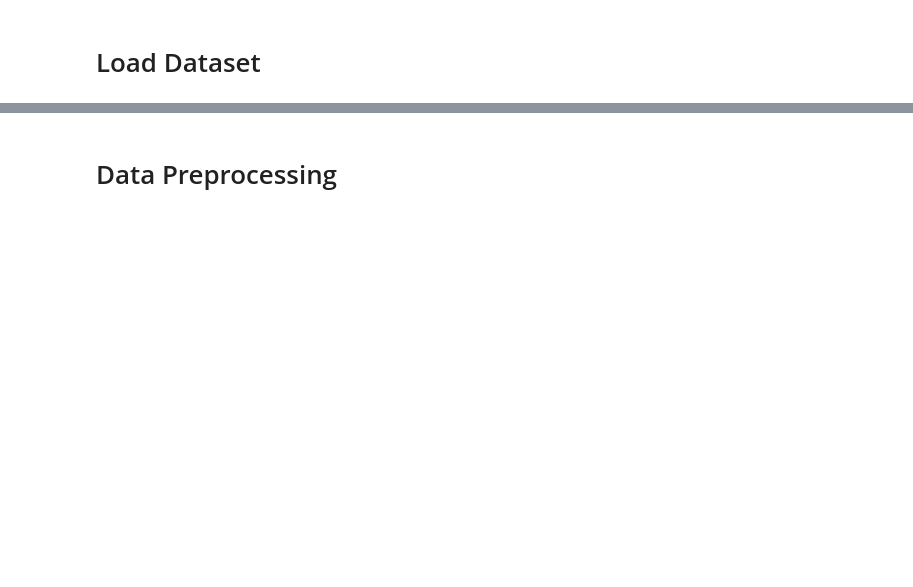
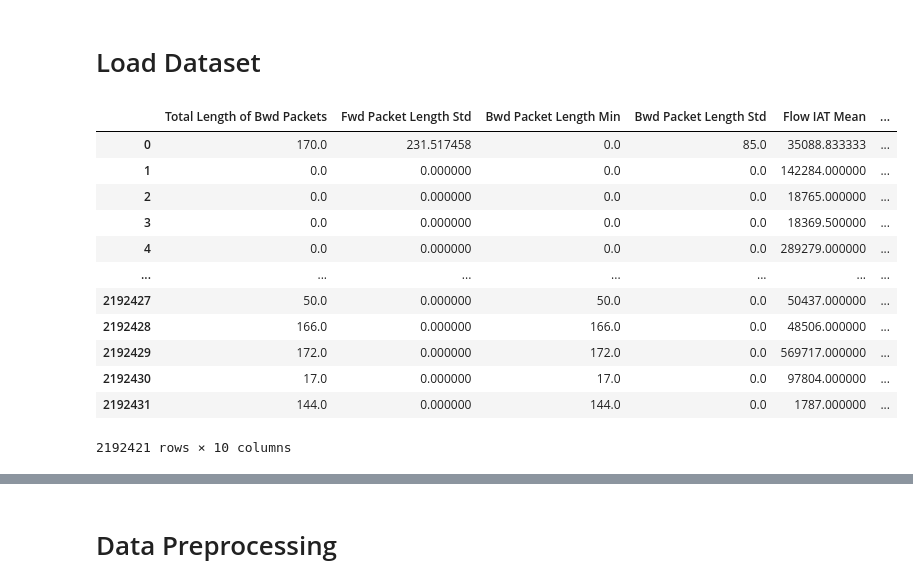
Before and after one commit to Alessandrostr95/progetto_machine_learning, a Jupyter notebook: progetto_ml_binary.ipynb, the cells around one changed output, grey strips where cells are left out. Saved outputs shown, nothing was run; the diff lists cells and outputs as text; code cells hidden in the pictures; blank space fills up the shorter version.

```diff
--- a/progetto_ml_binary.ipynb
+++ b/progetto_ml_binary.ipynb
@@ -9,32 +10,66 @@ from pathlib import Path
 # %%
-def load_data(directory, nrows=None):
+def tryconvert(x, to_type, default):
+  '''
+  Try convert `x` to a type specified by `to_type` function.
+  Returns `default` value if casting is not possibile
+  '''
+  try:
+    return to_type(x)
+  except:
+    return default
+
+def load_data(directory, nrows=None, usecols=None, converters=None, dtype=None):
 # Read each CSV file in dir "path/to/root_dir"
     dfs = []
     for file in Path(directory).glob('**/*.csv'):
-        dfs.append(pd.read_csv(file, nrows=nrows))
+        dfs.append(pd.read_csv(file, nrows=nrows, usecols=usecols, converters=converters, dtype=dtype))
     # Put the dataframes to a single dataframe
     df = pd.concat(dfs, ignore_index=True)
     return df
 
 benign_dir = os.path.join(os.getcwd(), 'dataset', 'Benign')
 malware_dir = os.path.join(os.getcwd(), 'dataset', 'Malware')
 
-benign_df = load_data(benign_dir, nrows=100)
-malware_df = load_data(malware_dir, nrows=100)
+usecols = [" Total Length of Bwd Packets", " Fwd Packet Length Std", " Bwd Packet Length Min", " Bwd Packet Length Std", " Flow IAT Mean", " Flow IAT Min", "Init_Win_bytes_forward", " Init_Win_bytes_backward", " min_seg_size_forward", " Label"]
+
+# Define column datatype when reading CSVs
+converters = dict(itertools.product(usecols, [lambda x: tryconvert(x, float, np.nan)]))
+converters[" Label"] = lambda x: x
+
+benign_df = load_data(benign_dir, nrows=None, usecols=usecols, converters=converters)
+malware_df = load_data(malware_dir, nrows=None, usecols=usecols, converters=converters)
 
 df = pd.concat([benign_df, malware_df], ignore_index=True)
 
 # shuffle dataset
-df = df.sample(frac=1).reset_index(drop=True)
+#df = df.sample(frac=1).reset_index(drop=True)
 
 # trim columns labels
 df.columns = df.columns.str.strip()
 
-# Drop "MALWARE" rows
-df.drop(df[df['Label'] == "MALWARE"].index, inplace = True)
+# Drop rows which contain NaN values
+df.dropna(inplace=True)
+
+# Drop empty label rows
+df.drop(df[df["Label"] == ''].index, inplace = True)
 
 # Change Label values in "MALWARE" or "BENIGN"
 df["Label"] = df["Label"].apply(lambda x: 'MALWARE' if x != 'BENIGN' else x)
+df
+# %% [output]
+|  | Total Length of Bwd Packets | Fwd Packet Length Std | Bwd Packet Length Min | Bwd Packet Length Std | Flow IAT Mean | ... |
+| 0 | 170.0 | 231.517458 | 0.0 | 85.0 | 35088.833333 | ... |
+| 1 | 0.0 | 0.000000 | 0.0 | 0.0 | 142284.000000 | ... |
+| 2 | 0.0 | 0.000000 | 0.0 | 0.0 | 18765.000000 | ... |
+| 3 | 0.0 | 0.000000 | 0.0 | 0.0 | 18369.500000 | ... |
+| 4 | 0.0 | 0.000000 | 0.0 | 0.0 | 289279.000000 | ... |
+| ... | ... | ... | ... | ... | ... | ... |
+| 2192427 | 50.0 | 0.000000 | 50.0 | 0.0 | 50437.000000 | ... |
+| 2192428 | 166.0 | 0.000000 | 166.0 | 0.0 | 48506.000000 | ... |
+| 2192429 | 172.0 | 0.000000 | 172.0 | 0.0 | 569717.000000 | ... |
+| 2192430 | 17.0 | 0.000000 | 17.0 | 0.0 | 97804.000000 | ... |
+| 2192431 | 144.0 | 0.000000 | 144.0 | 0.0 | 1787.000000 | ... |
+2192421 rows × 10 columns
 # %%
 df.shape
 # %% [output]
```
Also changed, not shown: parts of 25 cells of this notebook, 2 other files.
